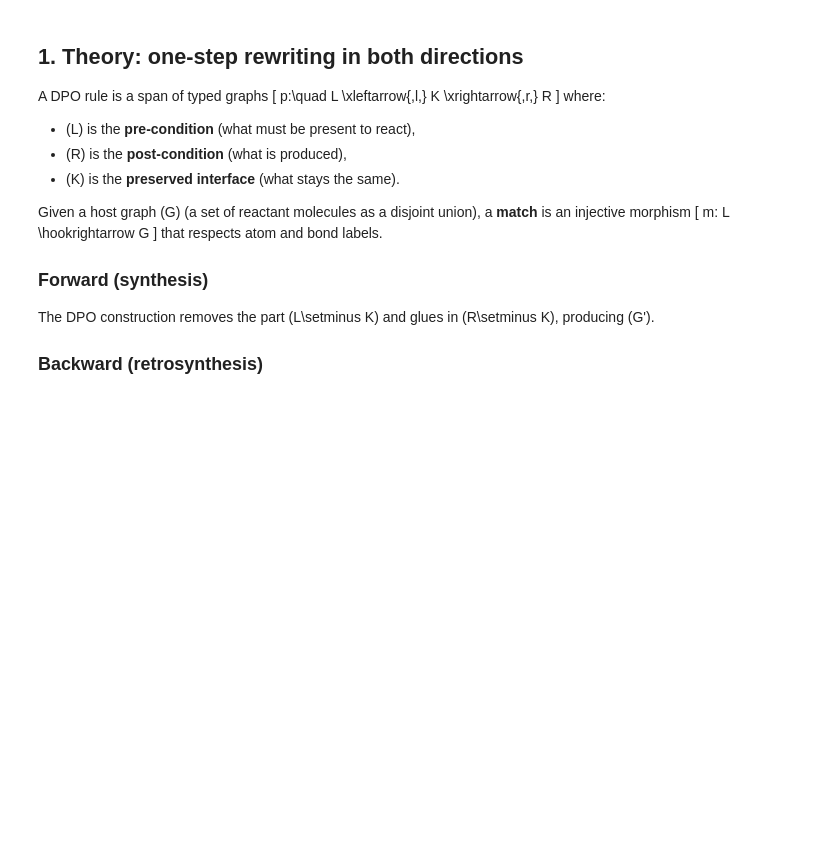
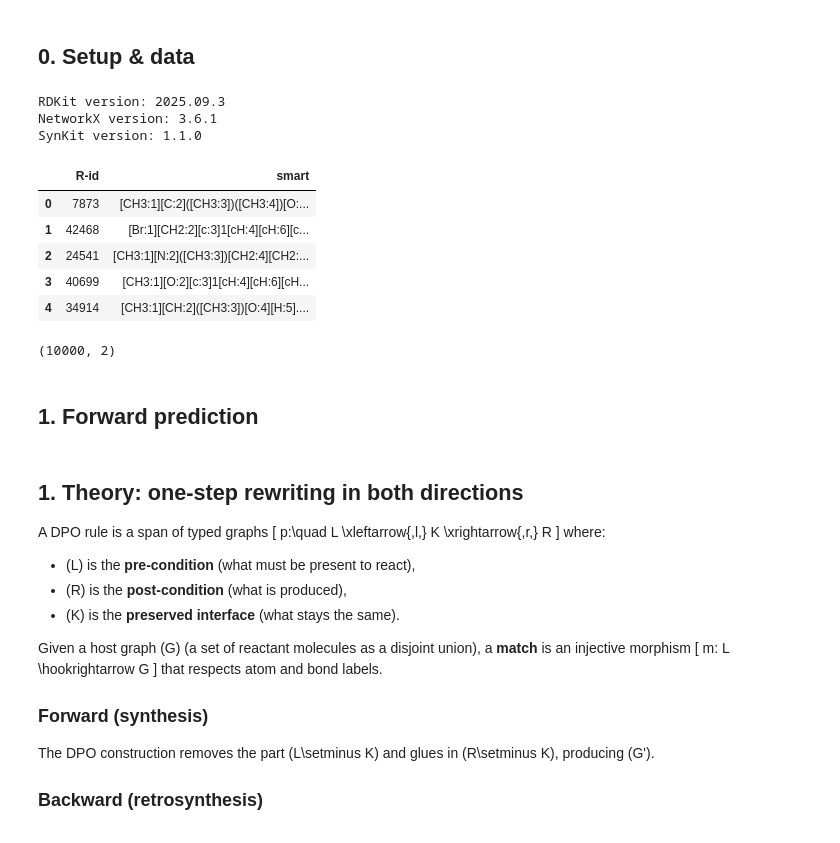
Before and after one commit to TieuLongPhan/SynEdu, a Jupyter notebook: synedu/S08/notebook.ipynb, the cells around one changed output. Drawn from its saved outputs; the diff is of its cells as text; code cells hidden in the pictures; blank space fills up the shorter version.

```diff
--- a/synedu/S08/notebook.ipynb
+++ b/synedu/S08/notebook.ipynb
@@ -160,3 +13,37 @@ display(df[["mapped_rxn"]].head(3))
+# %% [markdown]
+## 0. Setup & data
+# %%
+import rdkit
+import pandas as pd
+import networkx as nx
+from pathlib import Path
+import importlib.metadata as m
+from synkit.IO import load_database
+
+print("RDKit version:", rdkit.__version__)
+print("NetworkX version:", nx.__version__)
+print("SynKit version:", m.version('synkit'))
+
+DATA_DIR = Path("data")
+DATA_PATH = DATA_DIR / "smart.json.gz"
+data = pd.DataFrame(
+    load_database(DATA_PATH)[:10000]
+)  # we use 10000 data points for fast process
+display(data.head())
+print(data.shape)
+# %% [output]
+RDKit version: 2025.09.3
+NetworkX version: 3.6.1
+SynKit version: 1.1.0
+|  | R-id | smart |
+| 0 | 7873 | [CH3:1][C:2]([CH3:3])([CH3:4])[O:... |
+| 1 | 42468 | [Br:1][CH2:2][c:3]1[cH:4][cH:6][c... |
+| 2 | 24541 | [CH3:1][N:2]([CH3:3])[CH2:4][CH2:... |
+| 3 | 40699 | [CH3:1][O:2][c:3]1[cH:4][cH:6][cH... |
+| 4 | 34914 | [CH3:1][CH:2]([CH3:3])[O:4][H:5].... |
+(10000, 2)
+# %% [markdown]
+## 1. Forward prediction
 # %% [markdown]
 ## 1. Theory: one-step rewriting in both directions
 
```
Also changed, not shown: parts of 5 cells of this notebook, 30 other files.
